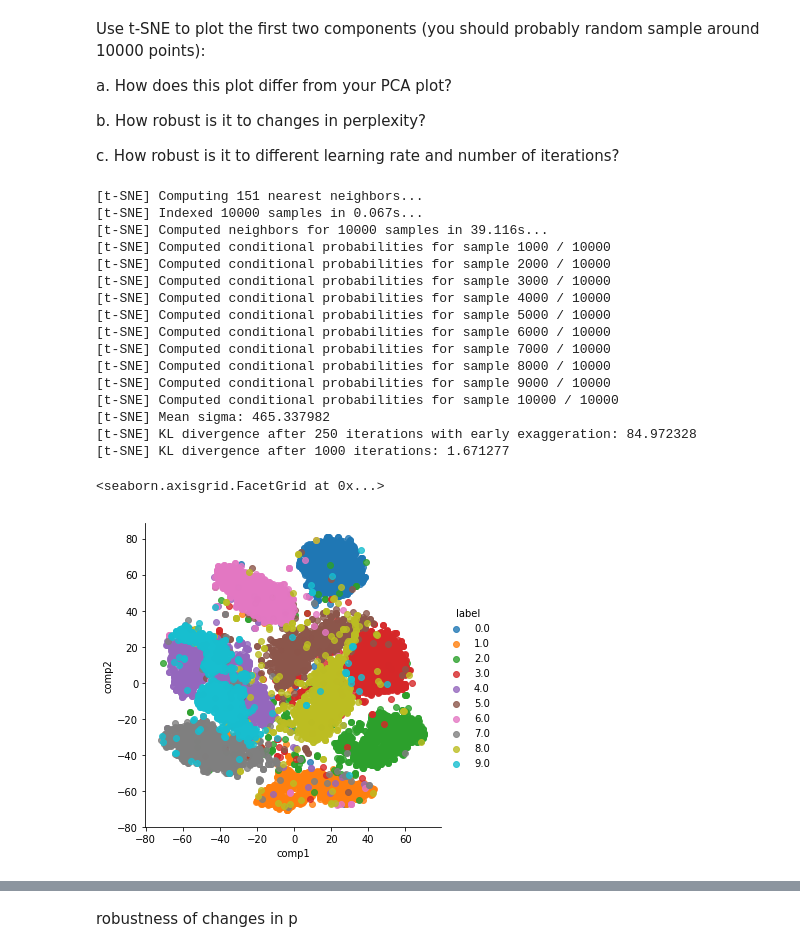
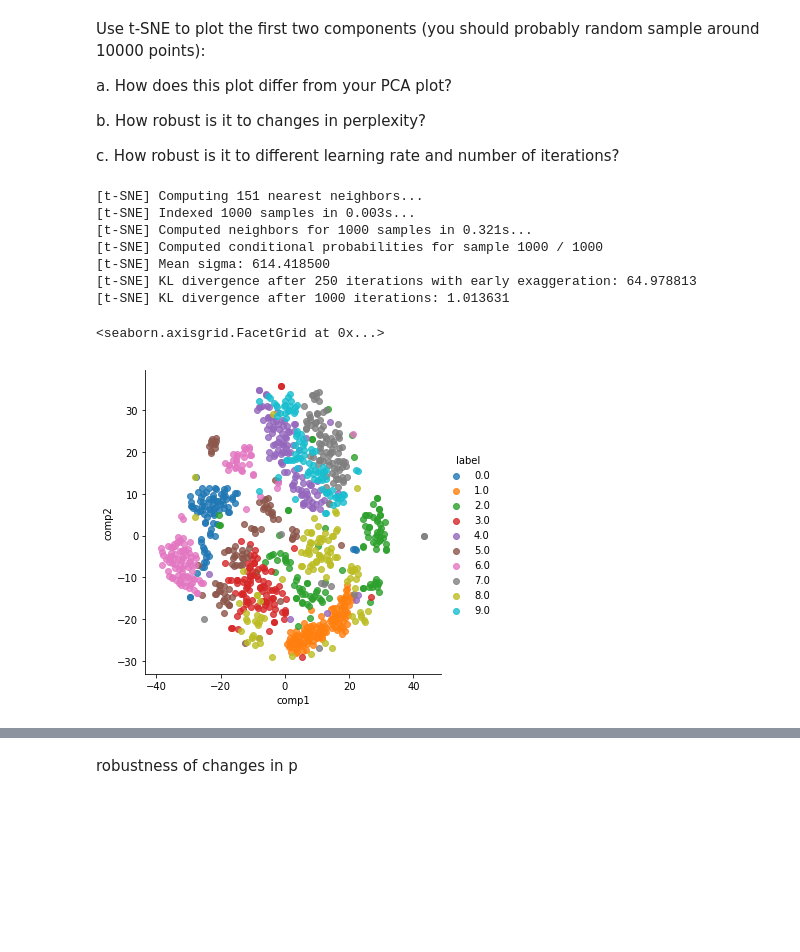
Before and after one commit to benbranchflower/applied_machine_learning, a Jupyter notebook: dimensionality_reduction_and_clustering.ipynb, the cells around one changed output, grey strips where cells are left out. Cells and saved outputs as stored; diff of their text form; code cells hidden in the pictures; blank space fills up the shorter version.

```diff
--- a/dimensionality_reduction_and_clustering.ipynb
+++ b/dimensionality_reduction_and_clustering.ipynb
@@ -95,7 +106,7 @@ b. How robust is it to changes in perplexity?
 
 c. How robust is it to different learning rate and number of iterations?
 # %%
-rows = np.random.randint(low=0, high=X.shape[0], size = 10000) # to reduce runtime
+rows = np.random.randint(low=0, high=X.shape[0], size = 1000) # to reduce runtime
 # %%
 def tsne(n_components=2,perplexity=50, n_iter=1000, learning_rate=200, verbose=1,
         random_state=seed):
@@ -104,31 +115,17 @@ def tsne(n_components=2,perplexity=50, n_iter=1000, learning_rate=200, verbose=1
     tsne_results = tsne_.fit_transform(X_pca[rows,:])
     df_tsne = pd.DataFrame(tsne_results, columns=['comp1', 'comp2'])
     df_tsne['label'] = y[rows]
-    sns.lmplot(x='comp1', y='comp2', data=df_tsne, hue='label', fit_reg=False)
+    return df_tsne
-# %%
-tsne_ = TSNE(n_components=2, verbose=1, perplexity=50, n_iter=1000, learning_rate=200)
-tsne_results = tsne_.fit_transform(X_pca[rows,:])
-# %% [output]
-[t-SNE] Computing 151 nearest neighbors...
-[t-SNE] Indexed 10000 samples in 0.067s...
-[t-SNE] Computed neighbors for 10000 samples in 39.116s...
-[t-SNE] Computed conditional probabilities for sample 1000 / 10000
-[t-SNE] Computed conditional probabilities for sample 2000 / 10000
-[t-SNE] Computed conditional probabilities for sample 3000 / 10000
-[t-SNE] Computed conditional probabilities for sample 4000 / 10000
-[t-SNE] Computed conditional probabilities for sample 5000 / 10000
-[t-SNE] Computed conditional probabilities for sample 6000 / 10000
-[t-SNE] Computed conditional probabilities for sample 7000 / 10000
-[t-SNE] Computed conditional probabilities for sample 8000 / 10000
-[t-SNE] Computed conditional probabilities for sample 9000 / 10000
-[t-SNE] Computed conditional probabilities for sample 10000 / 10000
-[t-SNE] Mean sigma: 465.337982
-[t-SNE] KL divergence after 250 iterations with early exaggeration: 84.972328
-[t-SNE] KL divergence after 1000 iterations: 1.671277
 # %%
-df_tsne = pd.DataFrame(tsne_results, columns=['comp1', 'comp2'])
-df_tsne['label'] = y[rows]
-sns.lmplot(x='comp1', y='comp2', data=df_tsne, hue='label', fit_reg=False)
+out = tsne()
+sns.lmplot(x='comp1', y='comp2', data=out, hue='label', fit_reg=False)
 # %% [output]
-<seaborn.axisgrid.FacetGrid at 0x...>
+[t-SNE] Computing 151 nearest neighbors...
+[t-SNE] Indexed 1000 samples in 0.003s...
+[t-SNE] Computed neighbors for 1000 samples in 0.321s...
+[t-SNE] Computed conditional probabilities for sample 1000 / 1000
+[t-SNE] Mean sigma: 614.418500
+[t-SNE] KL divergence after 250 iterations with early exaggeration: 64.978813
+[t-SNE] KL divergence after 1000 iterations: 1.013631
+<seaborn.axisgrid.FacetGrid at 0x...>
-[figure, old version]
+[figure, new version]
```
Also changed, not shown: parts of 17 cells of this notebook.
